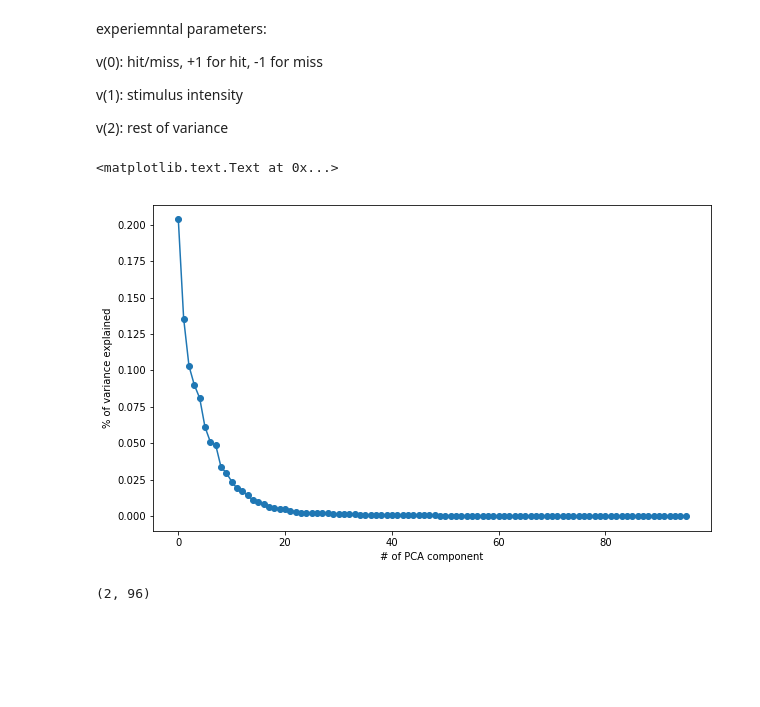
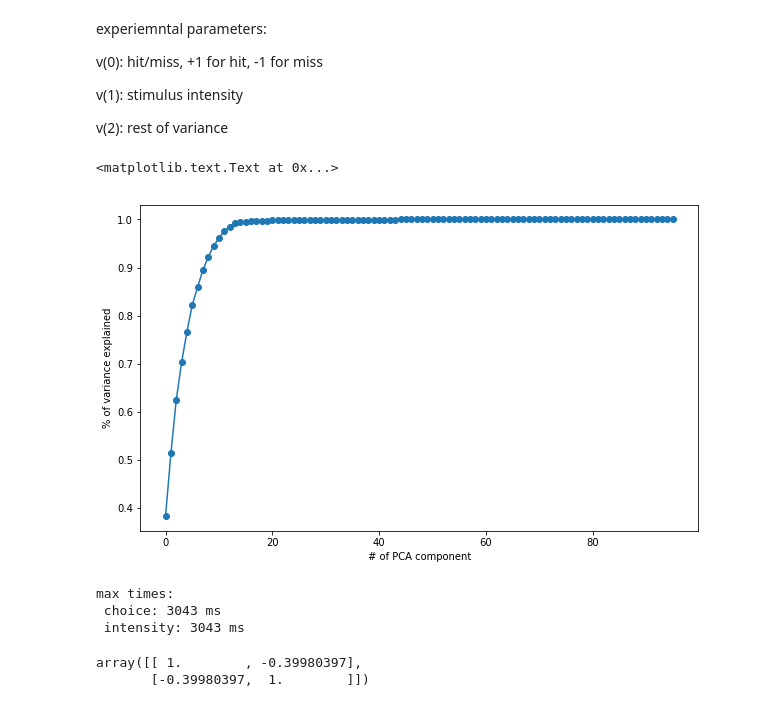
Before and after one commit to ge00rg/LabRotSprekeler, a Jupyter notebook: Regression.ipynb, the cells around one changed output. Drawn from its saved outputs; the diff is of its cells as text; code cells hidden in the pictures; blank space fills up the shorter version.

```diff
--- a/Regression.ipynb
+++ b/Regression.ipynb
@@ -75,10 +75,10 @@ def preprocessing(filename, time='full', windows=None, z_score=True, smooth=True
 
     if time == 'full':
         #keep all times
-        data_pass = data[:]
+        data_pass = np.cumsum(data[:], axis=2)
         if smooth:
             #if we smoothen the data
-            data_pass = smoothen(filename)[:,motion_mask,:]
+            data_pass = np.cumsum(smoothen(filename)[:,motion_mask,:], axis=2)
         meta_pass = meta[:]
 
     if time == 'windowed':
@@ -241,13 +242,13 @@ X = build_X_PCA(meta, data)
 # %%
 pca = scree(X)
 
 plt.figure(figsize=(10,6))
-plt.plot(pca.explained_variance_ratio_, marker='o')
+plt.plot(np.cumsum(pca.explained_variance_ratio_), marker='o')
 plt.xlabel('# of PCA component')
 plt.ylabel('% of variance explained')
 # %% [output]
 <matplotlib.text.Text at 0x...>
-[figure, old version]
+[figure, new version]
 # %%
 n_comps = 12
 X_pca, pca = do_PCA(X, n_comps=n_comps)
@@ -255,9 +256,18 @@ X_pca, pca = do_PCA(X, n_comps=n_comps)
 beta_pca = get_beta_pca(beta_re, pca)
 # %%
 beta_max = get_beta_max(beta_pca)[:2,:]
-beta_max.shape
 # %% [output]
-(2, 96)
+max times:
+ choice: 3043 ms
+ intensity: 3043 ms
+# %%
+a = beta_max[0,:]
+b = beta_max[1,:]
+
+np.corrcoef(beta_max)
+# %% [output]
+array([[ 1.        , -0.39980397],
+       [-0.39980397,  1.        ]])
 # %%
 Q, R = np.linalg.qr(beta_max.T)
 # %%
```
Also changed, not shown: parts of 7 cells of this notebook, 1 other file.
